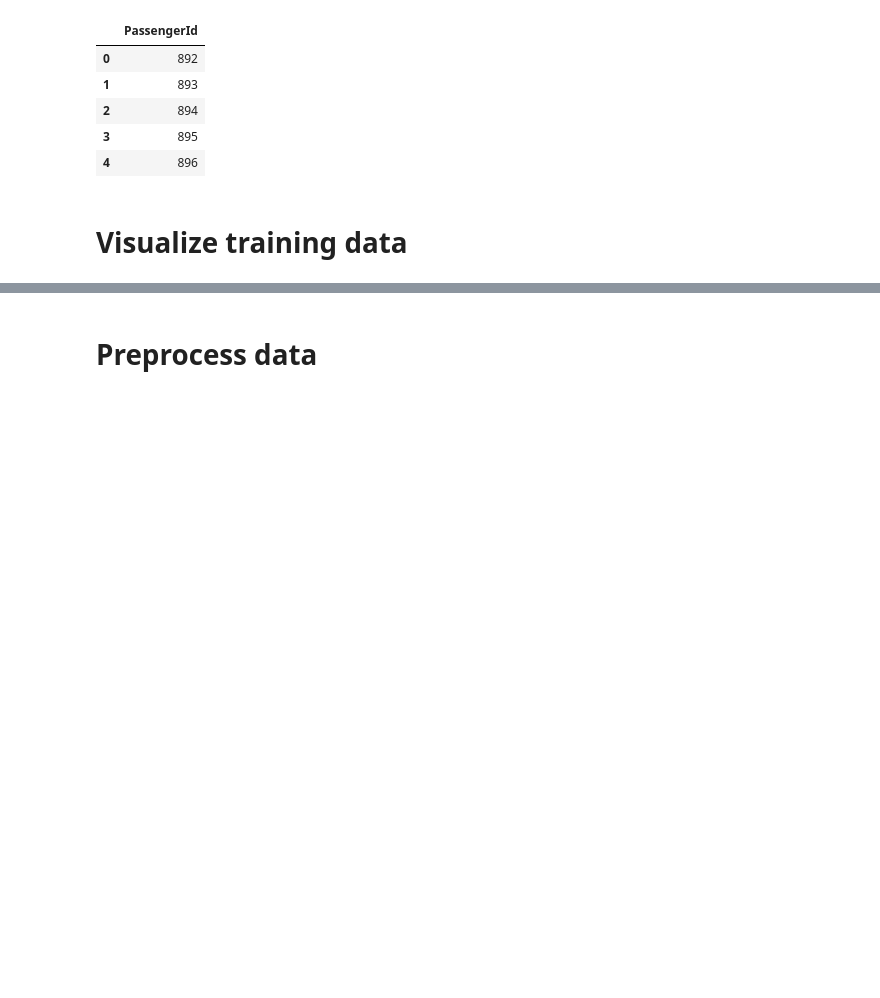
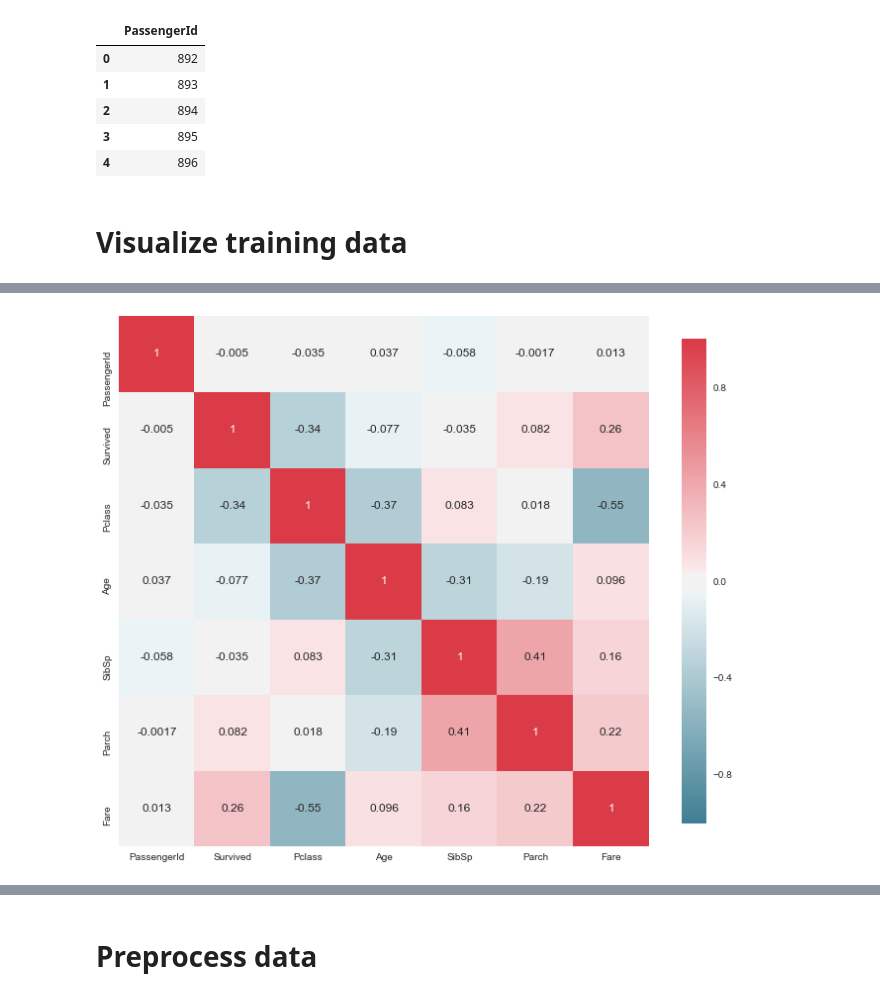
Before and after one commit to thomasbriner/kaggle_titanic, a Jupyter notebook: notebooks/Titanic-02.ipynb, the cells around one changed output, grey strips where cells are left out. Cells and saved outputs as stored; diff of their text form; code cells hidden in the pictures; blank space fills up the shorter version.

```diff
--- a/notebooks/Titanic-02.ipynb
+++ b/notebooks/Titanic-02.ipynb
@@ -136,0 +142,4 @@ plt.show()
+# %%
+plot_correlation_heatmap(train)
+# %% [output]
+[figure, added]
```
Also changed, not shown: parts of 20 cells of this notebook.
